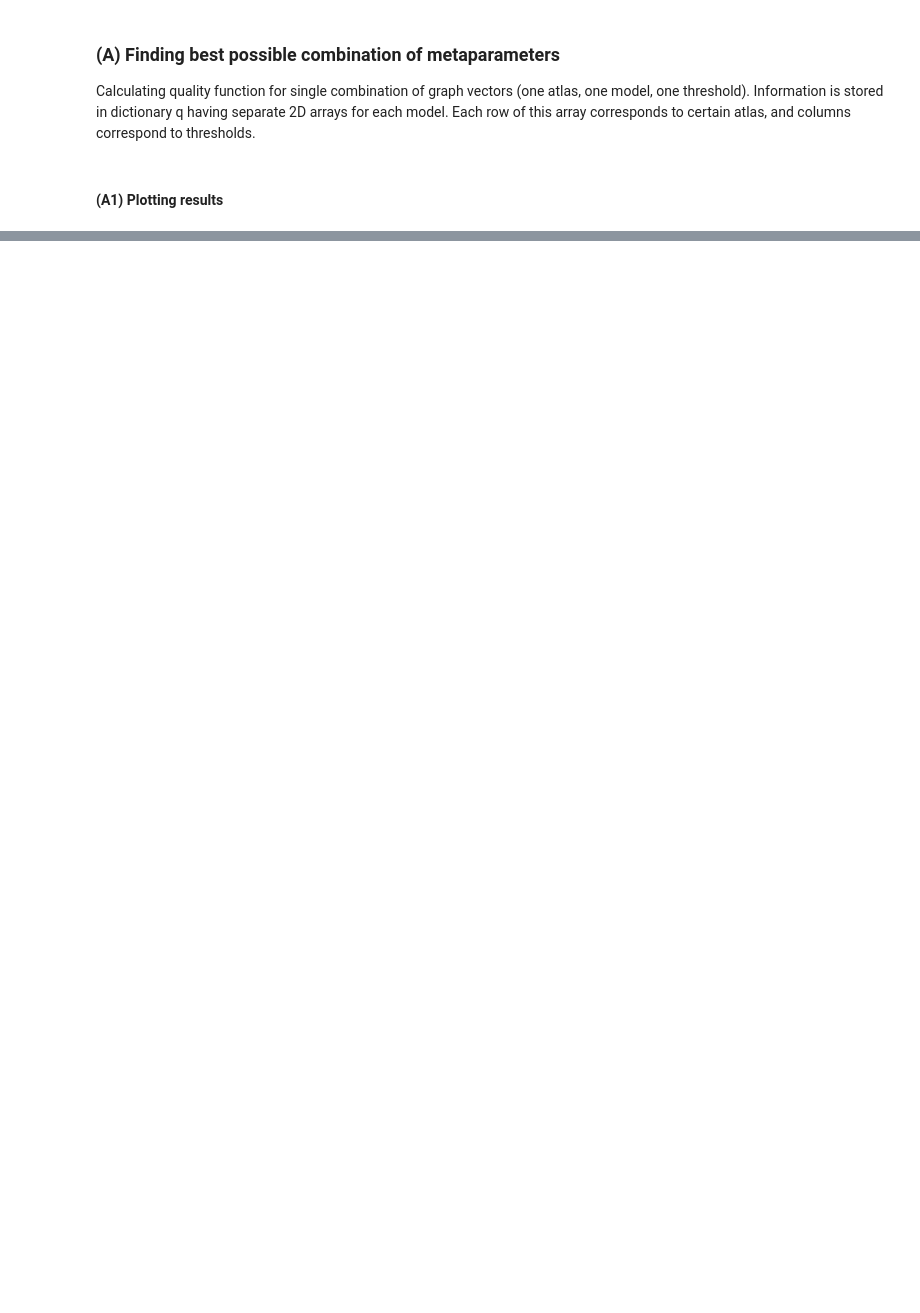
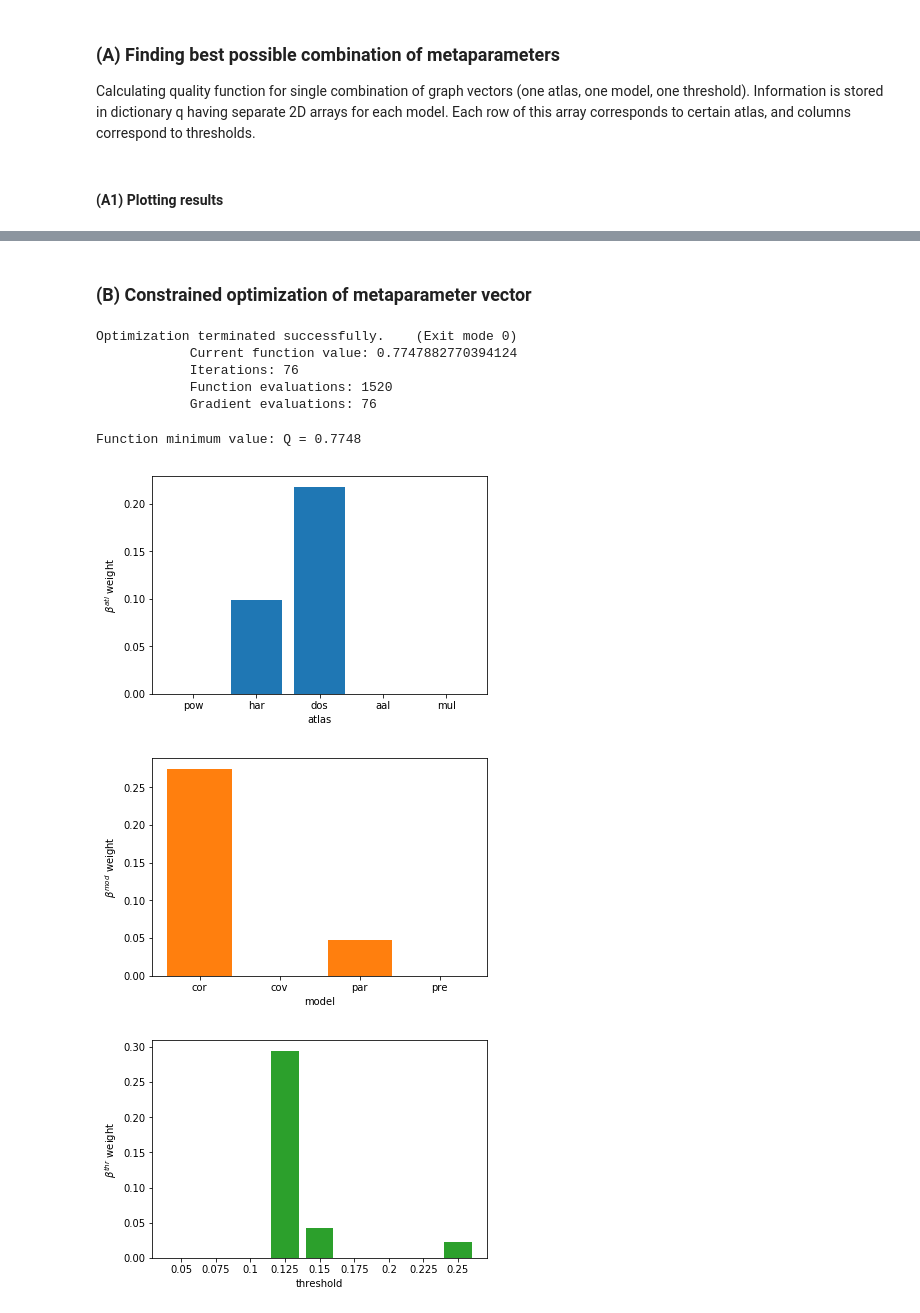
Before and after one commit to kbonna/OptiMeasures, a Jupyter notebook: main.ipynb, the cells around one changed output, grey strips where cells are left out. Drawn from its saved outputs; the diff is of its cells as text; code cells hidden in the pictures; blank space fills up the shorter version.

Commit message:
working version with SLSQP optimisation

```diff
--- a/main.ipynb
+++ b/main.ipynb
@@ -47,0 +56,62 @@ for mod in meta_mod:
+# %% [markdown]
+### (B) Constrained optimization of metaparameter vector
+# %%
+from identipy import beta_lin_comb
+from identipy import quality_function
+from scipy.optimize import minimize
+from scipy.optimize import Bounds
+import numpy as np
+import random
+import time
+
+path = 'data/graph/'
+N_meta = 18 # number of metaparameters
+
+#--- function to minimize
+def quality_simple(beta):
+    beta = list(beta)
+    _, _, gv_array = beta_lin_comb(path, beta)
+    return quality_function(sub_list, gv_array, similarity='euclid')
+
+#--- initiate metaparameter vector
+b0 = np.asarray([random.uniform(0,1) for idx in range(N_meta)])
+sub_list, _, _ = beta_lin_comb(path, list(b0)) # get reusable sub list
+
+#--- define constrains
+bounds = Bounds([0 for inx in range (N_meta)],[1 for inx in range (N_meta)])
+
+#--- MINIMIZE
+res = minimize(quality_simple, b0, method='SLSQP', options={'disp': True}, bounds=bounds)
+# %% [output]
+Optimization terminated successfully.    (Exit mode 0)
+            Current function value: 0.7747882770394124
+            Iterations: 76
+            Function evaluations: 1520
+            Gradient evaluations: 76
+# %%
+import matplotlib.pyplot as plt
+%matplotlib inline
+
+#--- get optimal beta vector
+b_opt = res.x / np.sum(res.x) # normalize
+print(f'Function minimum value: Q = {round(res.fun, 4)}')
+
+plt.bar(meta_atl, b_opt[:5], color='C0')
+plt.ylabel(r'$\beta^{atl}$ weight')
+plt.xlabel('atlas')
+plt.show()
+
+plt.bar(meta_mod, b_opt[5:9], color='C1')
+plt.ylabel(r'$\beta^{mod}$ weight')
+plt.xlabel('model')
+plt.show()
+
+plt.bar([str(thr) for thr in meta_thr], b_opt[9:], color='C2')
+plt.ylabel(r'$\beta^{thr}$ weight')
+plt.xlabel('threshold')
+plt.show()
+# %% [output]
+Function minimum value: Q = 0.7748
+[figure, added]
+[figure, added]
+[figure, added]
```
Also changed, not shown: parts of 2 cells of this notebook, 1 other file.
